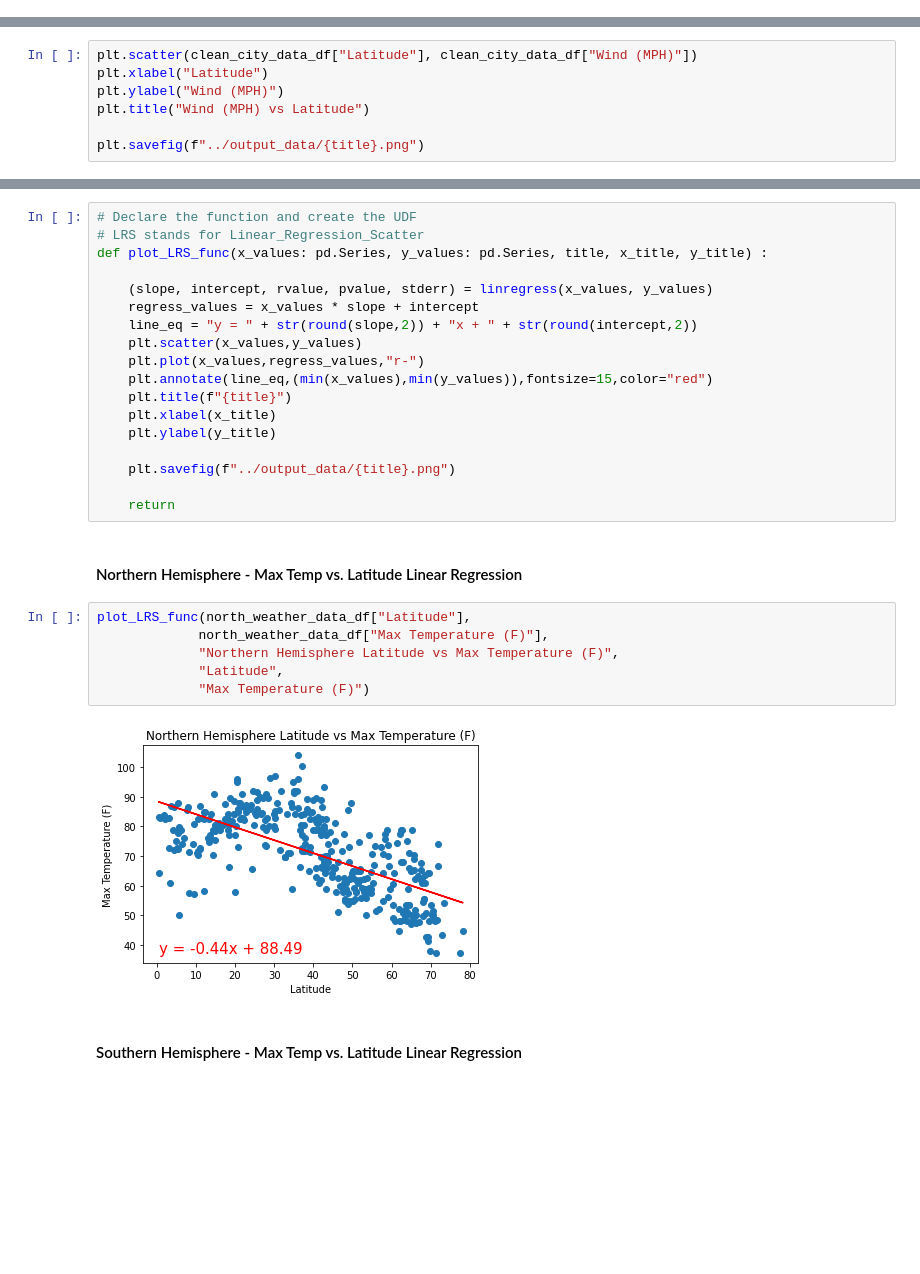
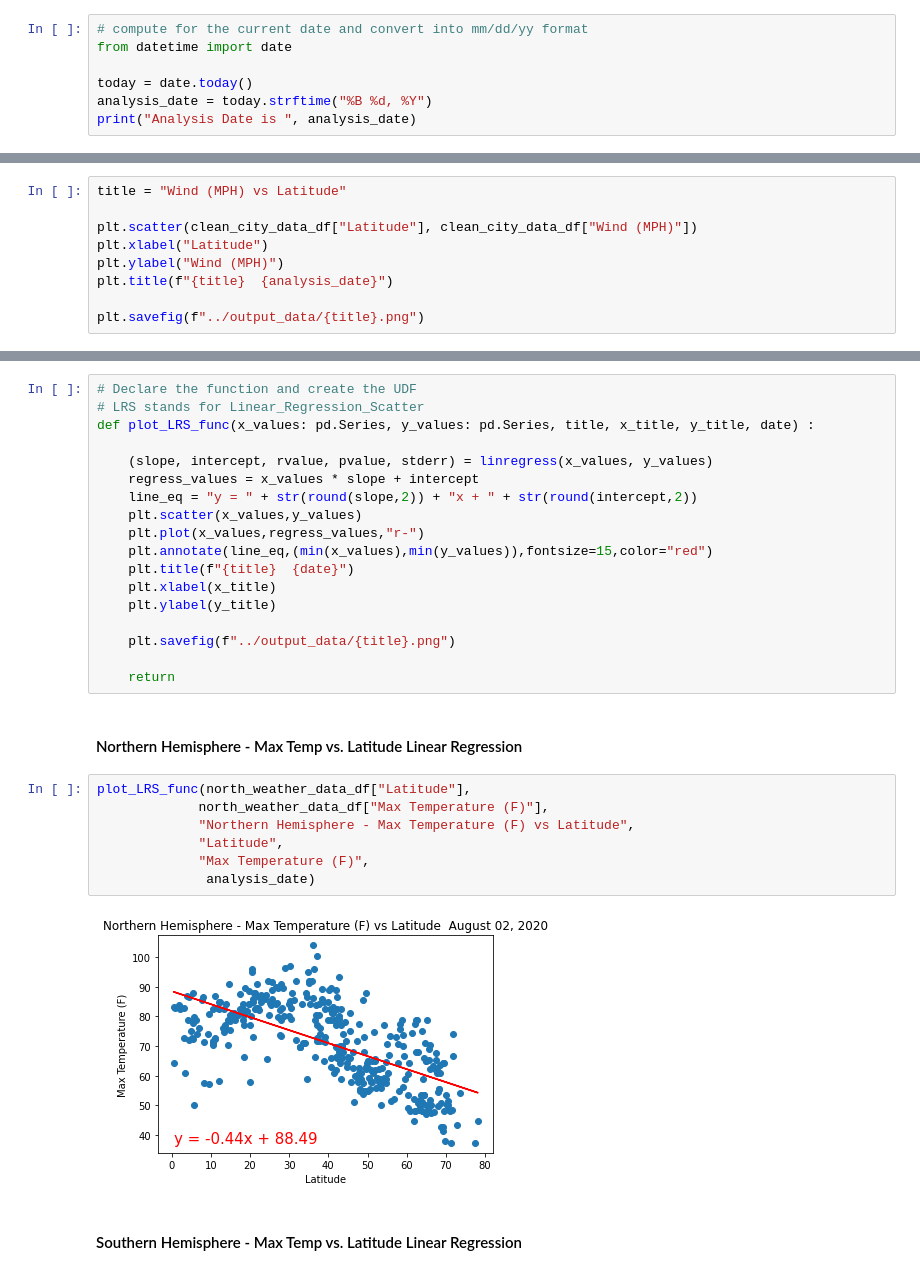
Before and after one commit to csadlo/Python-APIs-challenge, a Jupyter notebook: WeatherPy/WeatherPy.ipynb, the cells around one changed output, grey strips where cells are left out. Cells and saved outputs as stored; diff of their text form; blank space fills up the shorter version.

```diff
--- a/WeatherPy/WeatherPy.ipynb
+++ b/WeatherPy/WeatherPy.ipynb
@@ -248,3 +248,10 @@ clean_city_data_df.to_csv(clean_output_data_file)
 ## Plotting the Data
 * Use proper labeling of the plots using plot titles (including date of analysis) and axes labels.
 * Save the plotted figures as .pngs.
+# %%
+# compute for the current date and convert into mm/dd/yy format
+from datetime import date
+
+today = date.today()
+analysis_date = today.strftime("%B %d, %Y")
+print("Analysis Date is ", analysis_date)
@@ -289,10 +298,12 @@ plt.savefig(f"../output_data/{title}.png")
 # %% [markdown]
 ## Latitude vs. Wind Speed Plot
 # %%
+title = "Wind (MPH) vs Latitude"
+
 plt.scatter(clean_city_data_df["Latitude"], clean_city_data_df["Wind (MPH)"])
 plt.xlabel("Latitude")
 plt.ylabel("Wind (MPH)")
-plt.title("Wind (MPH) vs Latitude")
+plt.title(f"{title}  {analysis_date}")
 
 plt.savefig(f"../output_data/{title}.png")
 # %% [output]
@@ -316,7 +327,7 @@ north_weather_data_df.head()
 # %%
 # Declare the function and create the UDF
 # LRS stands for Linear_Regression_Scatter
-def plot_LRS_func(x_values: pd.Series, y_values: pd.Series, title, x_title, y_title) :
+def plot_LRS_func(x_values: pd.Series, y_values: pd.Series, title, x_title, y_title, date) :
 
     (slope, intercept, rvalue, pvalue, stderr) = linregress(x_values, y_values)
     regress_values = x_values * slope + intercept
@@ -324,7 +335,7 @@ def plot_LRS_func(x_values: pd.Series, y_values: pd.Series, title, x_title, y_ti
     plt.scatter(x_values,y_values)
     plt.plot(x_values,regress_values,"r-")
     plt.annotate(line_eq,(min(x_values),min(y_values)),fontsize=15,color="red")
-    plt.title(f"{title}")
+    plt.title(f"{title}  {date}")
     plt.xlabel(x_title)
     plt.ylabel(y_title)
 
@@ -336,11 +347,12 @@ def plot_LRS_func(x_values: pd.Series, y_values: pd.Series, title, x_title, y_ti
 # %%
 plot_LRS_func(north_weather_data_df["Latitude"],
              north_weather_data_df["Max Temperature (F)"],
-             "Northern Hemisphere Latitude vs Max Temperature (F)",
+             "Northern Hemisphere - Max Temperature (F) vs Latitude",
              "Latitude",
-             "Max Temperature (F)")
+             "Max Temperature (F)",
+              analysis_date)
 # %% [output]
-[figure, old version]
+[figure, new version]
 # %% [markdown]
 ####  Southern Hemisphere - Max Temp vs. Latitude Linear Regression
 # %%
```
Also changed, not shown: parts of 13 cells of this notebook, 12 other files.
